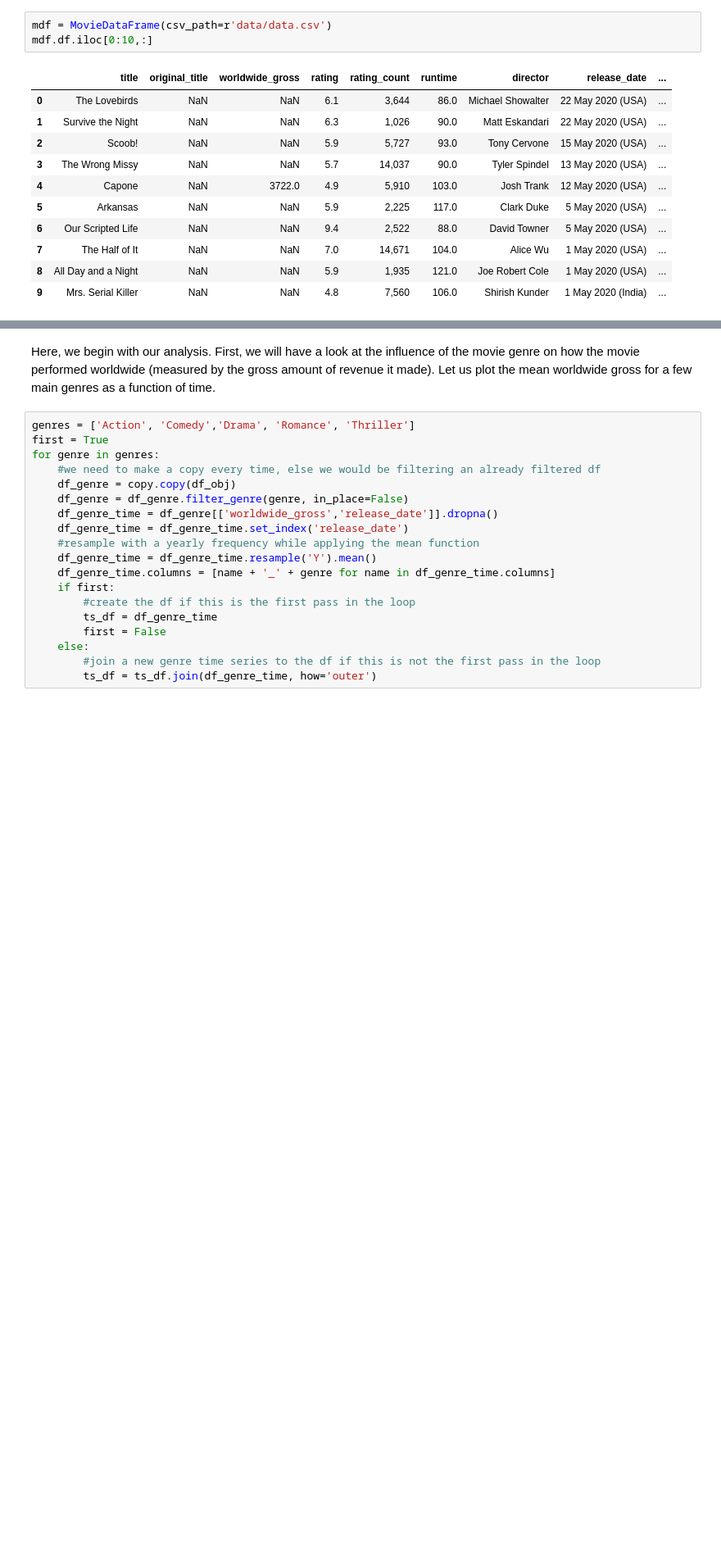
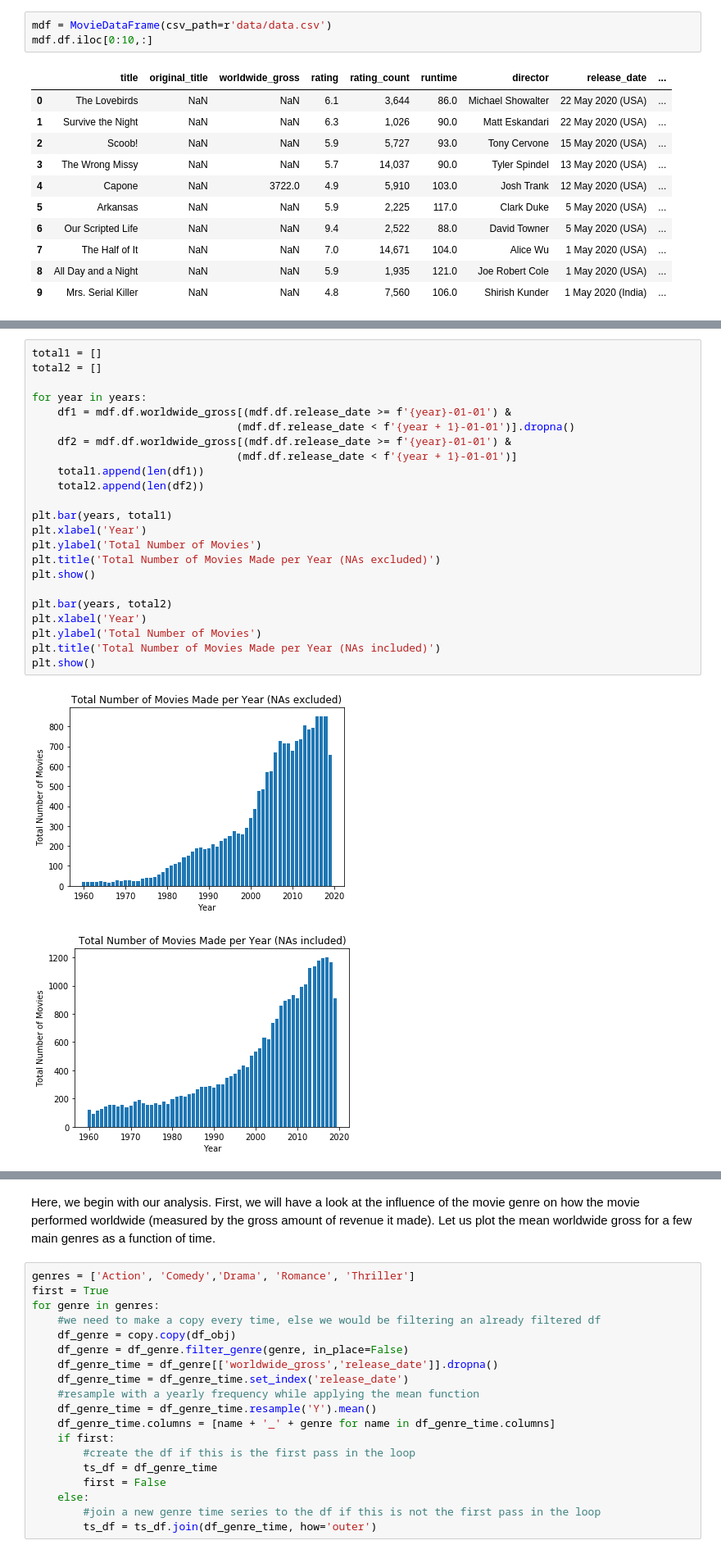
Before and after one commit to zilaeric/dpp-project, a Jupyter notebook: project.ipynb, the cells around one changed output, grey strips where cells are left out. Shown at 82% size. Saved outputs shown, nothing was run; the diff lists cells and outputs as text; blank space fills up the shorter version.

```diff
--- a/project.ipynb
+++ b/project.ipynb
@@ -690,0 +786,26 @@ mdf.convert_columns()
+# %%
+total1 = []
+total2 = []
+
+for year in years:
+    df1 = mdf.df.worldwide_gross[(mdf.df.release_date >= f'{year}-01-01') &
+                                (mdf.df.release_date < f'{year + 1}-01-01')].dropna()
+    df2 = mdf.df.worldwide_gross[(mdf.df.release_date >= f'{year}-01-01') &
+                                (mdf.df.release_date < f'{year + 1}-01-01')]
+    total1.append(len(df1))
+    total2.append(len(df2))
+
+plt.bar(years, total1)
+plt.xlabel('Year')
+plt.ylabel('Total Number of Movies')
+plt.title('Total Number of Movies Made per Year (NAs excluded)')
+plt.show()
+
+plt.bar(years, total2)
+plt.xlabel('Year')
+plt.ylabel('Total Number of Movies')
+plt.title('Total Number of Movies Made per Year (NAs included)')
+plt.show()
+# %% [output]
+[figure, added]
+[figure, added]
```
Also changed, not shown: parts of 29 cells of this notebook.
